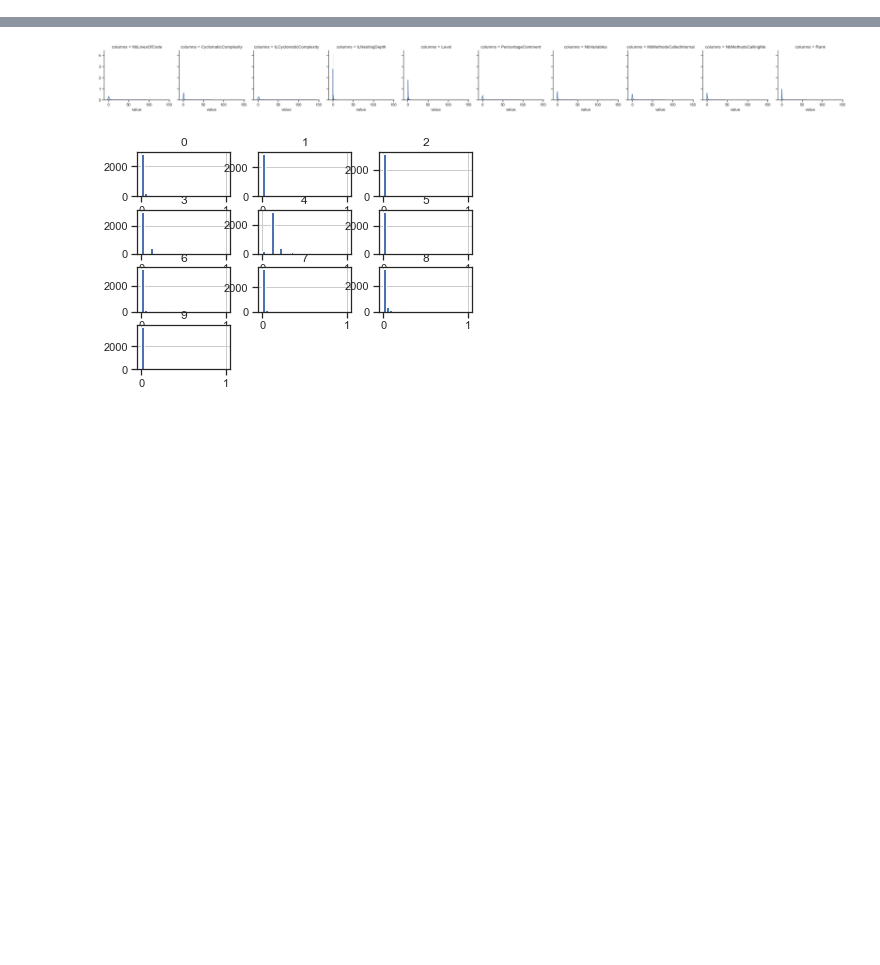
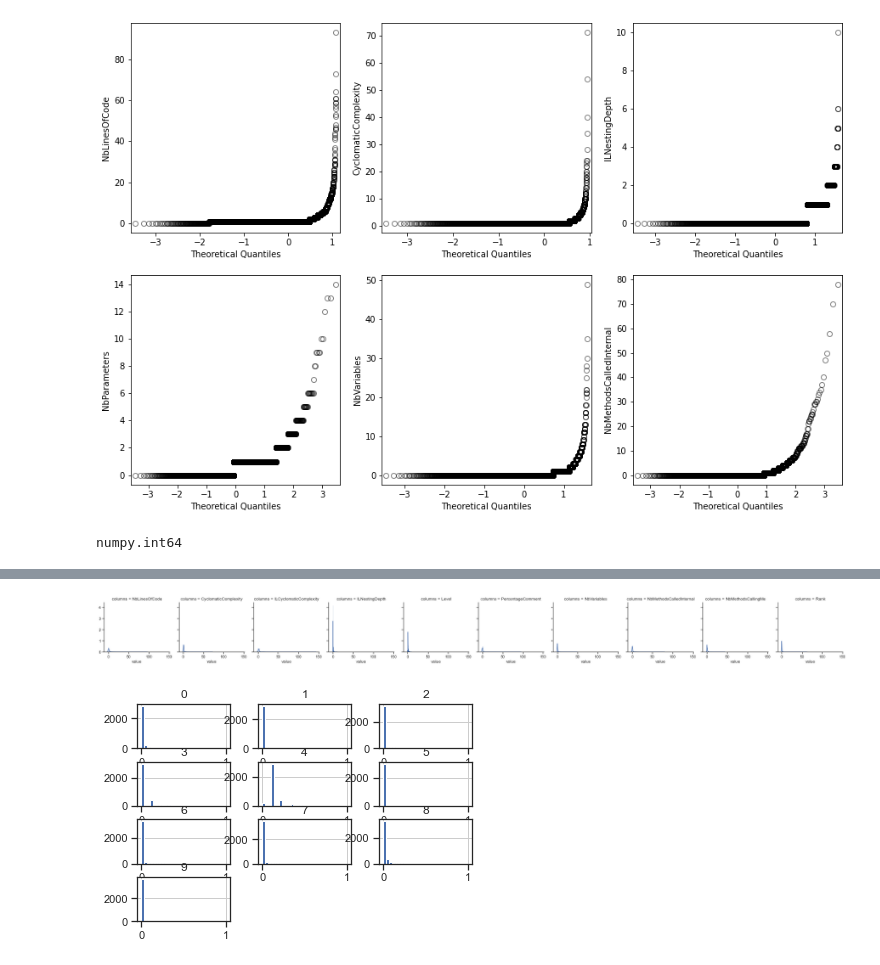
Before and after one commit to ana28p/code-analyzer, a Jupyter notebook: datareading/MyNotebook.ipynb, the cells around one changed output, grey strips where cells are left out. Saved outputs shown, nothing was run; the diff lists cells and outputs as text; code cells hidden in the pictures; blank space fills up the shorter version.

```diff
--- a/datareading/MyNotebook.ipynb
+++ b/datareading/MyNotebook.ipynb
@@ -100,0 +126,9 @@ KeyError: 'Calls'
+# %%
+def subname(method):
+    indx = method.rfind('(')
+    subnam = method[:indx]
+    params = method[indx:].split(',')
+    return subnam.replace(',','') + str(len(params))
+print(subname("anansjjd()"))
+print(subname("<><<sssdfe,d,dfsd,sde>anansjjd(a,a,s,s)"))
+print(subname("anansjjd(a,a)"))
@@ -100,0 +139,7 @@ KeyError: 'Calls'
+# %%
+section = metrics_data[['FullName', 'NbLinesOfCode', 'CyclomaticComplexity','NbVariables', 'NbMethodsCalledInternal', 'NbMethodsCallingMe']]
+# section['Method'] = metrics_data.FullName.apply(subname)
+for i in section.index:
+    section.at[i, 'FullName'] = subname(section.at[i, 'FullName'])
+# sec = section[25:]
+section.to_csv("C:/Users/aprodea/work/TDTool/metrics.csv", sep=';', index=False, na_rep=0)
@@ -100,0 +196,22 @@ KeyError: 'Calls'
+# %%
+fig, axes = plt.subplots(nrows=2, ncols=3, figsize=(15,10))
+ax= axes.flatten()
+for i in range(len(new_data.columns) -1):
+    # ax = plt.subplot(10, 1, i+1)
+    col = new_data.columns[i]
+    sm.qqplot(new_data[col], marker='o', markerfacecolor='none', markeredgecolor='k', alpha=0.5,
+              ax = ax[i])
+    ax[i].set_ylabel(col)
+
+# plt.tight_layout(pad=1.5)
+# plt.show()
+
+plt.savefig('C:/Users/aprodea/work/metrics-tax-compare/qqplots.pdf')
+# %% [output]
+[figure, added]
+# %%
+x = change_data['Changes']
+# x = x[~np.isnan(x)]
+type(x[0])
+# %% [output]
+numpy.int64
```
Also changed, not shown: parts of 17 cells of this notebook, 4 other files.
